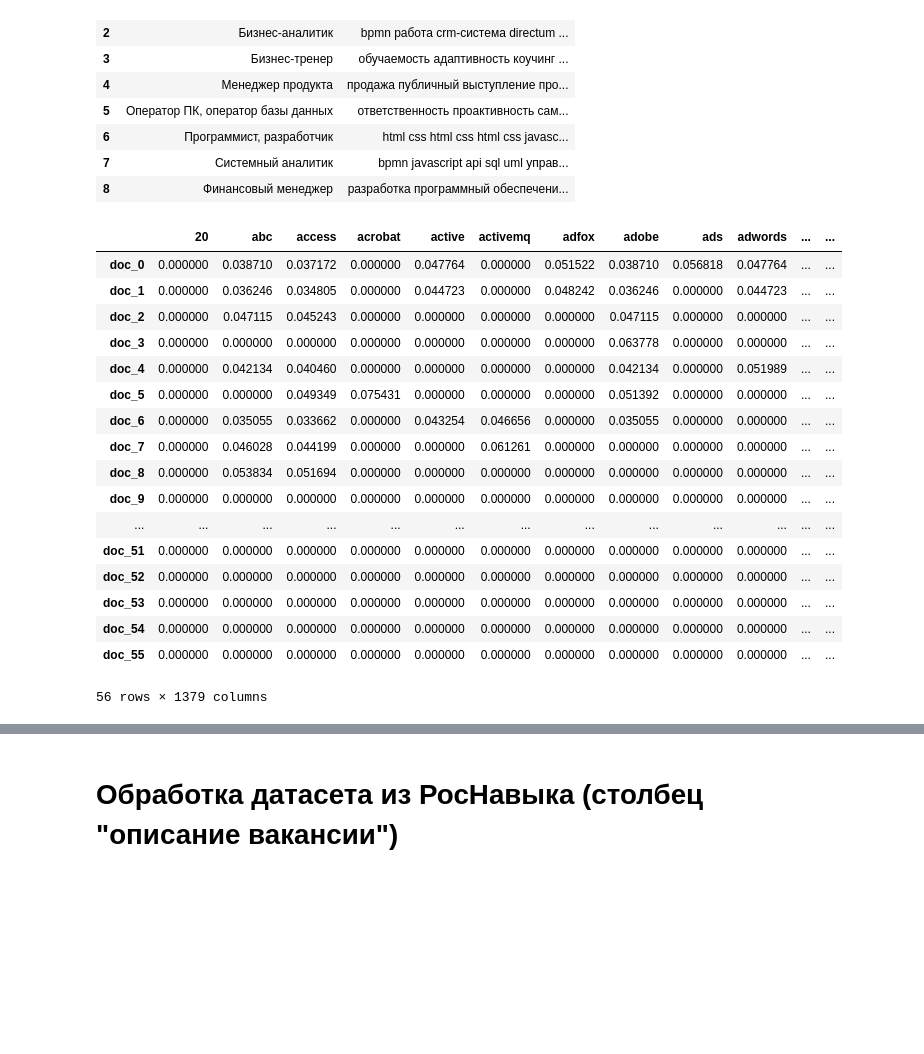
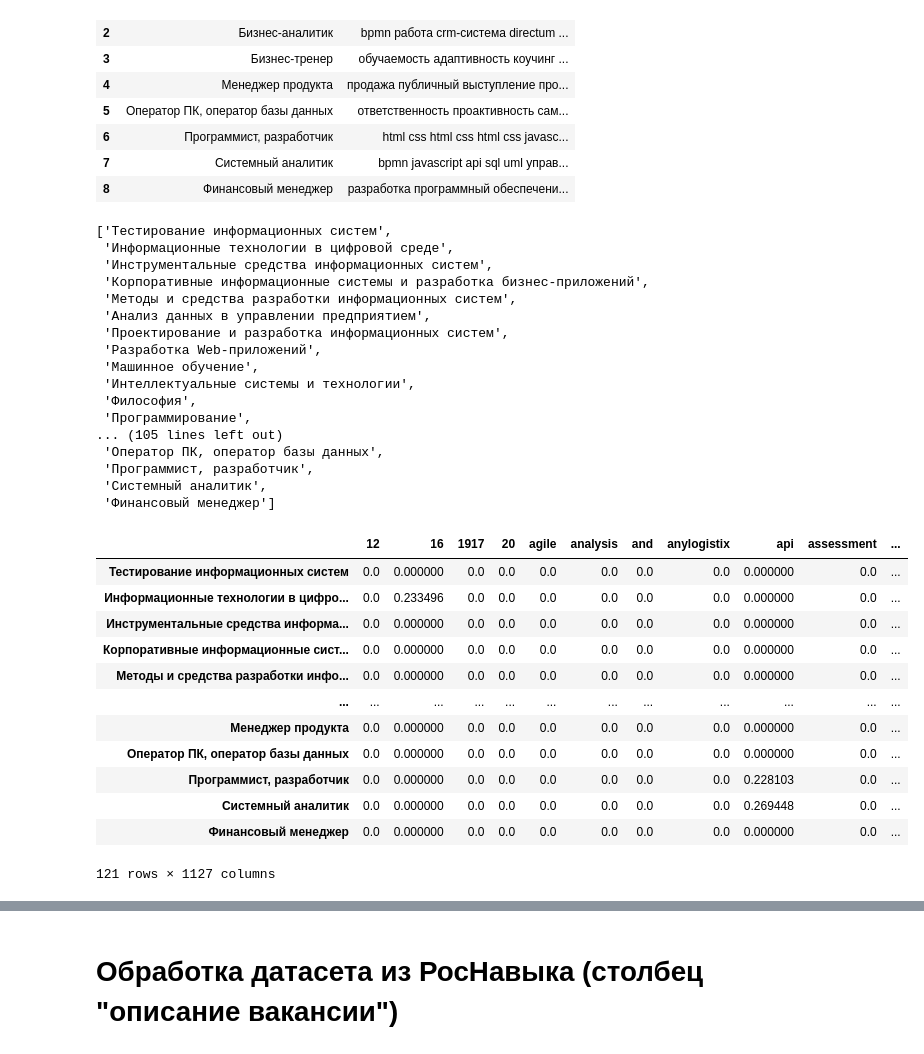
Before and after one commit to dwrkin/nlp_competence, a Jupyter notebook: NLP.ipynb, the cells around one changed output, grey strips where cells are left out. Cells and saved outputs as stored; diff of their text form; code cells hidden in the pictures; blank space fills up the shorter version.

```diff
--- a/NLP.ipynb
+++ b/NLP.ipynb
@@ -100,7 +198,7 @@ for i in range(len(tfidf_matrix.toarray())):
     #sorted_features = [list(filter(lambda c: c[0] > 0.02, sorted(zip(tfidf_scores, feature_names), reverse=True)))]
     list_output1.append(sorted_features[:20])
 # %%
-df.insert(2, "key_words", list_output1)
+df.insert(4, "key_words", list_output1)
 # %%
 df.to_excel(r'RPD_output/dataset_res2.xlsx')
 # %% [markdown]
@@ -235,8 +332,8 @@ feature_names_rn = tfidf_vect_rn.get_feature_names_out()
 list_output_rn = []
 for i in range(len(tfidf_matrix_rn.toarray())):
     tfidf_scores_rn = tfidf_matrix_rn.toarray()[i]
-    sorted_features_rn = [feature for _, feature in list(filter(lambda c: c[0] > 0.00001, sorted(zip(tfidf_scores_rn, feature_names_rn), reverse=True)))]
-    list_output_rn.append(sorted_features_rn)
+    sorted_features_rn = [feature for _, feature in list(filter(lambda c: c[0] > 0.001, sorted(zip(tfidf_scores_rn, feature_names_rn), reverse=True)))]
+    list_output_rn.append(sorted_features_rn[:20])
 # %%
 df_rn.insert(2, "key_words", list_output_rn)
 # %%
@@ -252,28 +349,45 @@ list_two = list_output3 #Датасет с ключевыми словами и
 # %%
-list_one.extend(list_two)
+list_two.extend(list_one)
+# %%
+df_col_names = df['title'].append(df_rn['Специализация'], ignore_index=True)
+# %%
+df_col_names.tolist()
+# %% [output]
+['Тестирование информационных систем',
+ 'Информационные технологии в цифровой среде',
+ 'Инструментальные средства информационных систем',
+ 'Корпоративные информационные системы и разработка бизнес-приложений',
+ 'Методы и средства разработки информационных систем',
+ 'Анализ данных в управлении предприятием',
+ 'Проектирование и разработка информационных систем',
+ 'Разработка Web-приложений',
+ 'Машинное обучение',
+ 'Интеллектуальные системы и технологии',
+ 'Философия',
+ 'Программирование',
+... (105 lines left out)
+ 'Оператор ПК, оператор базы данных',
+ 'Программист, разработчик',
+ 'Системный аналитик',
+ 'Финансовый менеджер']
 # %%
 tfidf_vect_final = TfidfVectorizer()
-tfidf_matrix_final = tfidf_vect_final.fit_transform(list_one)
+tfidf_matrix_final = tfidf_vect_final.fit_transform(list_two)
 feature_names_final = tfidf_vect_final.get_feature_names_out()
 cosine_similarity_matrix_final  = cosine_similarity(tfidf_matrix_final)
-create_dataframe(tfidf_matrix_final.toarray(), feature_names_final)
+create_dataframe(tfidf_matrix_final.toarray(), df_col_names.tolist(), feature_names_final)
 # %% [output]
-|  | 20 | abc | access | acrobat | active | activemq | adfox | adobe | ads | adwords | ... | ... |
-| doc_0 | 0.000000 | 0.038710 | 0.037172 | 0.000000 | 0.047764 | 0.000000 | 0.051522 | 0.038710 | 0.056818 | 0.047764 | ... | ... |
-| doc_1 | 0.000000 | 0.036246 | 0.034805 | 0.000000 | 0.044723 | 0.000000 | 0.048242 | 0.036246 | 0.000000 | 0.044723 | ... | ... |
-| doc_2 | 0.000000 | 0.047115 | 0.045243 | 0.000000 | 0.000000 | 0.000000 | 0.000000 | 0.047115 | 0.000000 | 0.000000 | ... | ... |
-| doc_3 | 0.000000 | 0.000000 | 0.000000 | 0.000000 | 0.000000 | 0.000000 | 0.000000 | 0.063778 | 0.000000 | 0.000000 | ... | ... |
-| doc_4 | 0.000000 | 0.042134 | 0.040460 | 0.000000 | 0.000000 | 0.000000 | 0.000000 | 0.042134 | 0.000000 | 0.051989 | ... | ... |
-| doc_5 | 0.000000 | 0.000000 | 0.049349 | 0.075431 | 0.000000 | 0.000000 | 0.000000 | 0.051392 | 0.000000 | 0.000000 | ... | ... |
-| doc_6 | 0.000000 | 0.035055 | 0.033662 | 0.000000 | 0.043254 | 0.046656 | 0.000000 | 0.035055 | 0.000000 | 0.000000 | ... | ... |
-| doc_7 | 0.000000 | 0.046028 | 0.044199 | 0.000000 | 0.000000 | 0.061261 | 0.000000 | 0.000000 | 0.000000 | 0.000000 | ... | ... |
-| doc_8 | 0.000000 | 0.053834 | 0.051694 | 0.000000 | 0.000000 | 0.000000 | 0.000000 | 0.000000 | 0.000000 | 0.000000 | ... | ... |
-| doc_9 | 0.000000 | 0.000000 | 0.000000 | 0.000000 | 0.000000 | 0.000000 | 0.000000 | 0.000000 | 0.000000 | 0.000000 | ... | ... |
-| ... | ... | ... | ... | ... | ... | ... | ... | ... | ... | ... | ... | ... |
-| doc_51 | 0.000000 | 0.000000 | 0.000000 | 0.000000 | 0.000000 | 0.000000 | 0.000000 | 0.000000 | 0.000000 | 0.000000 | ... | ... |
-| doc_52 | 0.000000 | 0.000000 | 0.000000 | 0.000000 | 0.000000 | 0.000000 | 0.000000 | 0.000000 | 0.000000 | 0.000000 | ... | ... |
-| doc_53 | 0.000000 | 0.000000 | 0.000000 | 0.000000 | 0.000000 | 0.000000 | 0.000000 | 0.000000 | 0.000000 | 0.000000 | ... | ... |
-| doc_54 | 0.000000 | 0.000000 | 0.000000 | 0.000000 | 0.000000 | 0.000000 | 0.000000 | 0.000000 | 0.000000 | 0.000000 | ... | ... |
-| doc_55 | 0.000000 | 0.000000 | 0.000000 | 0.000000 | 0.000000 | 0.000000 | 0.000000 | 0.000000 | 0.000000 | 0.000000 | ... | ... |
+|  | 12 | 16 | 1917 | 20 | agile | analysis | and | anylogistix | api | assessment | ... |
+| Тестирование информационных систем | 0.0 | 0.000000 | 0.0 | 0.0 | 0.0 | 0.0 | 0.0 | 0.0 | 0.000000 | 0.0 | ... |
+| Информационные технологии в цифро... | 0.0 | 0.233496 | 0.0 | 0.0 | 0.0 | 0.0 | 0.0 | 0.0 | 0.000000 | 0.0 | ... |
+| Инструментальные средства информа... | 0.0 | 0.000000 | 0.0 | 0.0 | 0.0 | 0.0 | 0.0 | 0.0 | 0.000000 | 0.0 | ... |
+| Корпоративные информационные сист... | 0.0 | 0.000000 | 0.0 | 0.0 | 0.0 | 0.0 | 0.0 | 0.0 | 0.000000 | 0.0 | ... |
+| Методы и средства разработки инфо... | 0.0 | 0.000000 | 0.0 | 0.0 | 0.0 | 0.0 | 0.0 | 0.0 | 0.000000 | 0.0 | ... |
+| ... | ... | ... | ... | ... | ... | ... | ... | ... | ... | ... | ... |
+| Менеджер продукта | 0.0 | 0.000000 | 0.0 | 0.0 | 0.0 | 0.0 | 0.0 | 0.0 | 0.000000 | 0.0 | ... |
+| Оператор ПК, оператор базы данных | 0.0 | 0.000000 | 0.0 | 0.0 | 0.0 | 0.0 | 0.0 | 0.0 | 0.000000 | 0.0 | ... |
+| Программист, разработчик | 0.0 | 0.000000 | 0.0 | 0.0 | 0.0 | 0.0 | 0.0 | 0.0 | 0.228103 | 0.0 | ... |
+| Системный аналитик | 0.0 | 0.000000 | 0.0 | 0.0 | 0.0 | 0.0 | 0.0 | 0.0 | 0.269448 | 0.0 | ... |
+| Финансовый менеджер | 0.0 | 0.000000 | 0.0 | 0.0 | 0.0 | 0.0 | 0.0 | 0.0 | 0.000000 | 0.0 | ... |
-56 rows × 1379 columns
+121 rows × 1127 columns
 # %%
```
Also changed, not shown: parts of 34 cells of this notebook, 4 other files.
